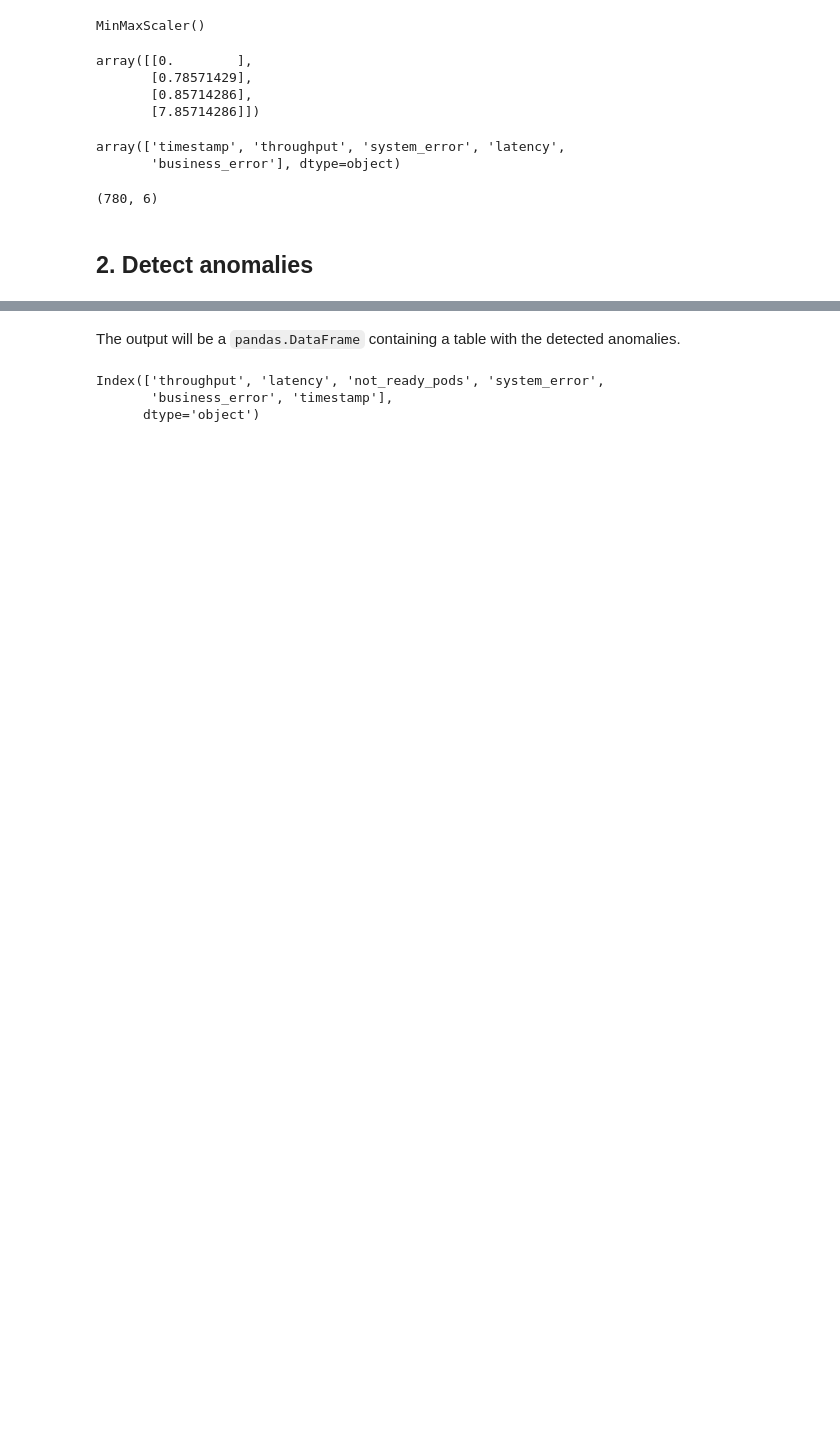
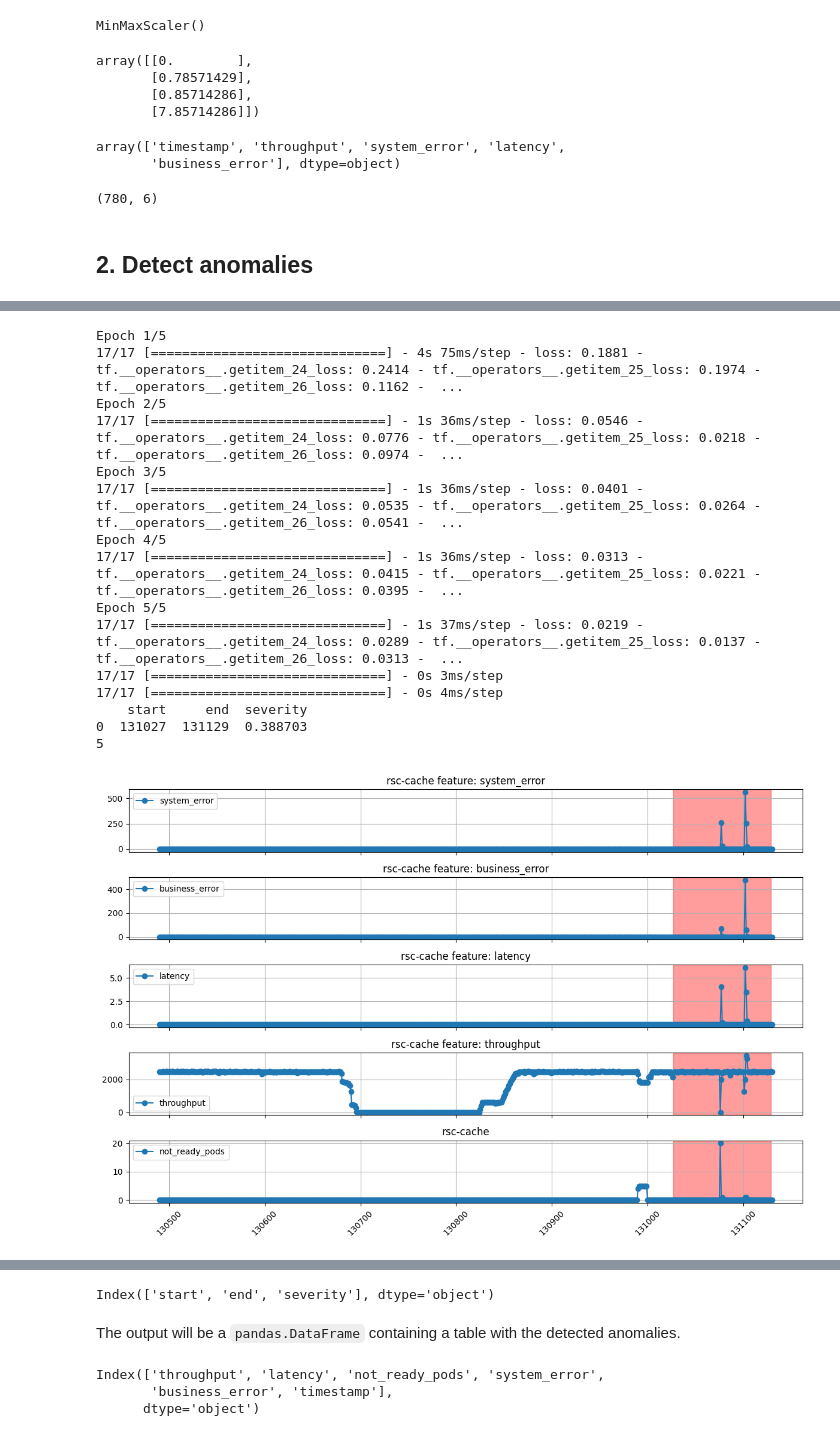
Before and after one commit to pshevskiy/Orion, a Jupyter notebook: tutorials/Orion_AER_Multivariate.ipynb, the cells around one changed output, grey strips where cells are left out. Cells and saved outputs as stored; diff of their text form; code cells hidden in the pictures; blank space fills up the shorter version.

```diff
--- a/tutorials/Orion_AER_Multivariate.ipynb
+++ b/tutorials/Orion_AER_Multivariate.ipynb
@@ -8,7 +7,7 @@ The memory_profiler extension is already loaded. To reload it, use:
 # %%
 import pandas as pd
 
-data = pd.read_csv("/Users/18235320/IdeaProjects/coloner/Orion/data/app.csv")
+data = pd.read_csv("/Users/coloner/PycharmProjects/Orion_fork/tutorials/data - app.csv")
 
 
 ## Timestamp as time
@@ -134,10 +164,11 @@ pipeline = {
 ## 2. Detect anomalies
 # %%
 index = 1
+import matplotlib.pyplot as plt
 
-for app in data['app'].unique():
+for app in  data[data['app'] == "rsc-cache"]['app'].unique():
     try:
-        # app = 'rsc-cache'
+        app = 'rsc-cache'
         # Data by services
         # columns['timestamp', 'throughput', 'latency', 'not_ready_pods', 'system_error', 'business_error']
         filtered_data = data[data['app'] == app]
@@ -322,3 +353,5 @@ for app in data['app'].unique():
         # break
     except Exception:
         print(f"Cannot find anomalies for service { app }")
+        raise
+# %% [output]
@@ -324,0 +391,16 @@ for app in data['app'].unique():
+Epoch 1/5
+17/17 [==============================] - 4s 75ms/step - loss: 0.1881 - tf.__operators__.getitem_24_loss: 0.2414 - tf.__operators__.getitem_25_loss: 0.1974 - tf.__operators__.getitem_26_loss: 0.1162 -  ...
+Epoch 2/5
+17/17 [==============================] - 1s 36ms/step - loss: 0.0546 - tf.__operators__.getitem_24_loss: 0.0776 - tf.__operators__.getitem_25_loss: 0.0218 - tf.__operators__.getitem_26_loss: 0.0974 -  ...
+Epoch 3/5
+17/17 [==============================] - 1s 36ms/step - loss: 0.0401 - tf.__operators__.getitem_24_loss: 0.0535 - tf.__operators__.getitem_25_loss: 0.0264 - tf.__operators__.getitem_26_loss: 0.0541 -  ...
+Epoch 4/5
+17/17 [==============================] - 1s 36ms/step - loss: 0.0313 - tf.__operators__.getitem_24_loss: 0.0415 - tf.__operators__.getitem_25_loss: 0.0221 - tf.__operators__.getitem_26_loss: 0.0395 -  ...
+Epoch 5/5
+17/17 [==============================] - 1s 37ms/step - loss: 0.0219 - tf.__operators__.getitem_24_loss: 0.0289 - tf.__operators__.getitem_25_loss: 0.0137 - tf.__operators__.getitem_26_loss: 0.0313 -  ...
+17/17 [==============================] - 0s 3ms/step
+17/17 [==============================] - 0s 4ms/step
+    start     end  severity
+0  131027  131129  0.388703
+5
+[figure, added]
@@ -325,3 +412,9 @@ for app in data['app'].unique():
+# %%
+anomalies.columns
+
+# df.head()
+# %% [output]
+Index(['start', 'end', 'severity'], dtype='object')
 # %% [markdown]
 The output will be a ``pandas.DataFrame`` containing a table with the detected anomalies.
 # %%
```
Also changed, not shown: parts of 4 cells of this notebook, 3 other files.
